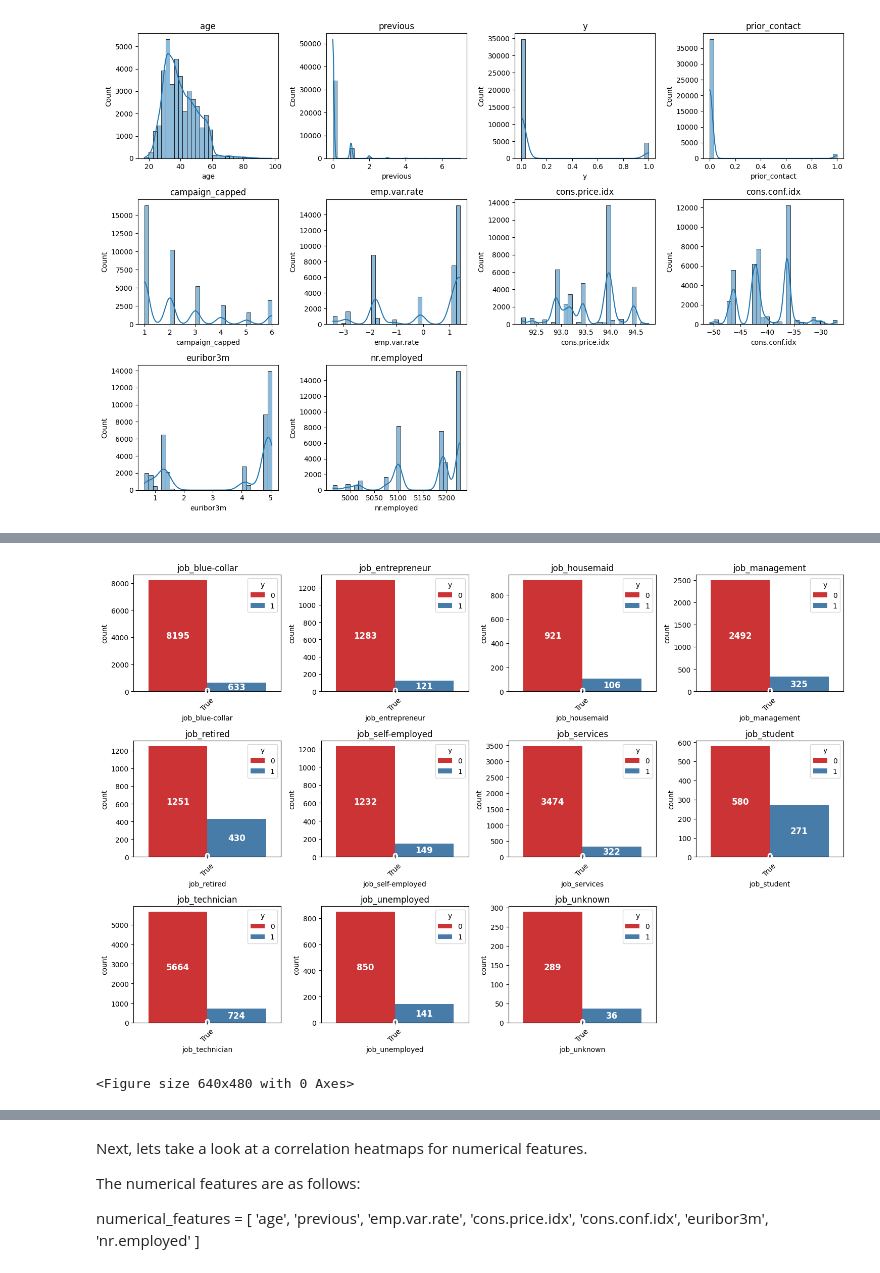
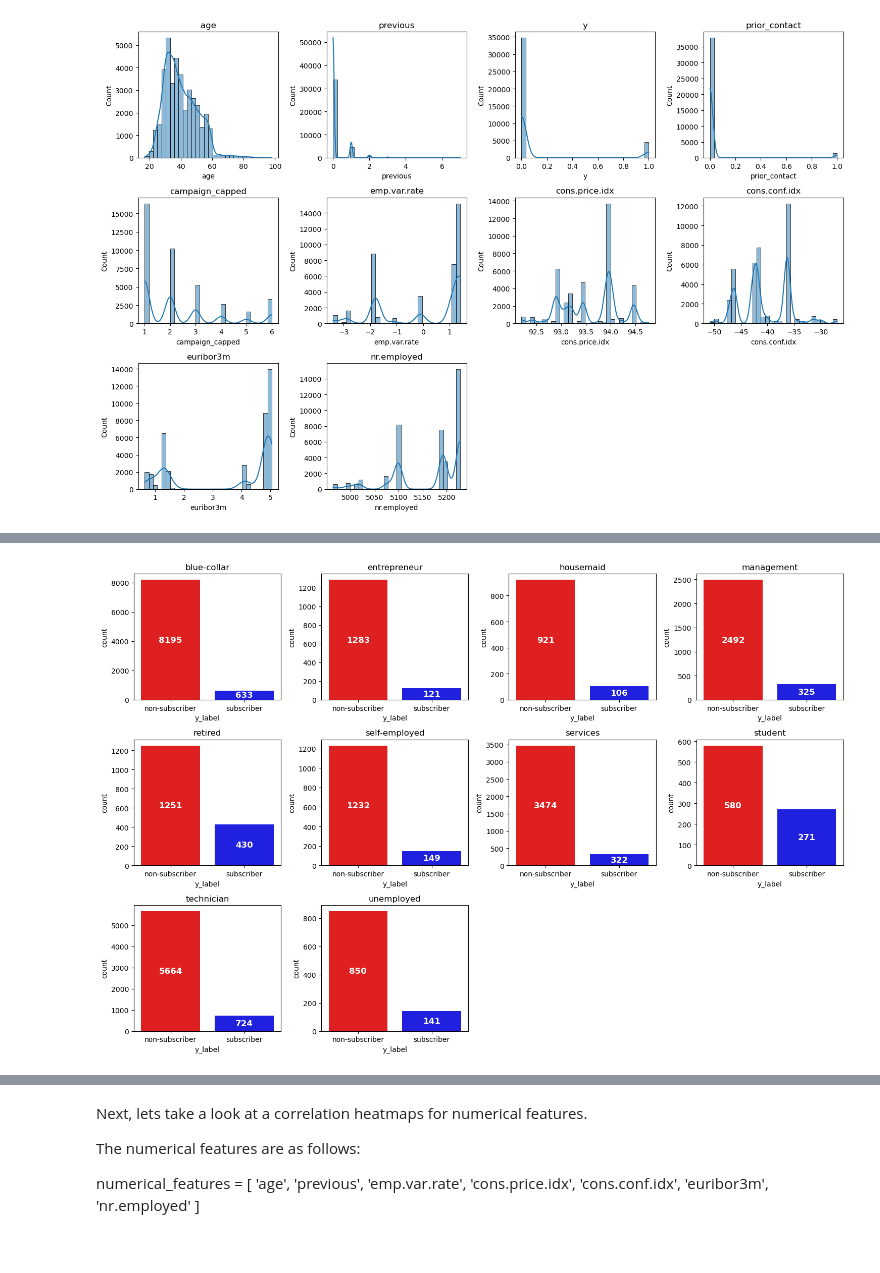
Before and after one commit to oaj1/bank-marketing-analysis, a Jupyter notebook: 01_EDA.ipynb, the cells around one changed output, grey strips where cells are left out. Cells and saved outputs as stored; diff of their text form; code cells hidden in the pictures.

```diff
--- a/01_EDA.ipynb
+++ b/01_EDA.ipynb
@@ -107,34 +250,33 @@ Poutcome (2)
 # %%
-#2 now I want to see job categorical features vs y
-job_cols = [col for col in categorical_cols if col.startswith('job_')]
+# Add readable label column
+df['y_label'] = df['y'].map({0: 'non-subscriber', 1: 'subscriber'})
 
-#lets start a barplot for the categorical features against the target variable 'y'
-# we will start with categorical features that start with job, so we can see the distribution of jobs against the target variable
+job_cols = [col for col in categorical_cols if isinstance(col, str) and col.startswith('job_')]
+
 plt.figure(figsize=(15, 10))
-for i, col in enumerate(job_cols):  # limiting to first 10 for clarity
+palette = {'non-subscriber': 'red', 'subscriber': 'blue'}
+
+for i, col in enumerate(job_cols[:10]):  # limit to first 10 for clarity
     plt.subplot(3, 4, i + 1)
-    #filter only rows where job is true, since for one hot enconding that is all that is relavant
-    temp = df[df[col]]
-    ax = sns.countplot(data=temp, x=col, hue='y', palette='Set1')
-    plt.title(col)
-    plt.xticks(rotation=45)
+
+    temp = df[df[col] == 1].copy()
+
+    ax = sns.countplot(data=temp, x='y_label', palette=palette)
+    plt.title(col.replace('job_', ''))
 
     # Add count labels inside bars
     for p in ax.patches:
         height = p.get_height()
         ax.text(
-            p.get_x() + p.get_width() / 2,  # X position: center of the bar
-            height * 0.5,                   # Y position: halfway up the bar (change as needed)
-            int(height),                   # Text to display
-            ha='center', va='center',     # Center alignment
+            p.get_x() + p.get_width() / 2,
+            height * 0.5,
+            int(height),
+            ha='center', va='center',
             color='white', fontsize=12,
             fontweight='bold'
         )
 
 plt.tight_layout()
 plt.show()
-plt.tight_layout()
-plt.show()
 # %% [output]
-[figure, old version]
+[figure, new version]
-<Figure size 640x480 with 0 Axes>
```
Also changed, not shown: parts of 15 cells of this notebook.
